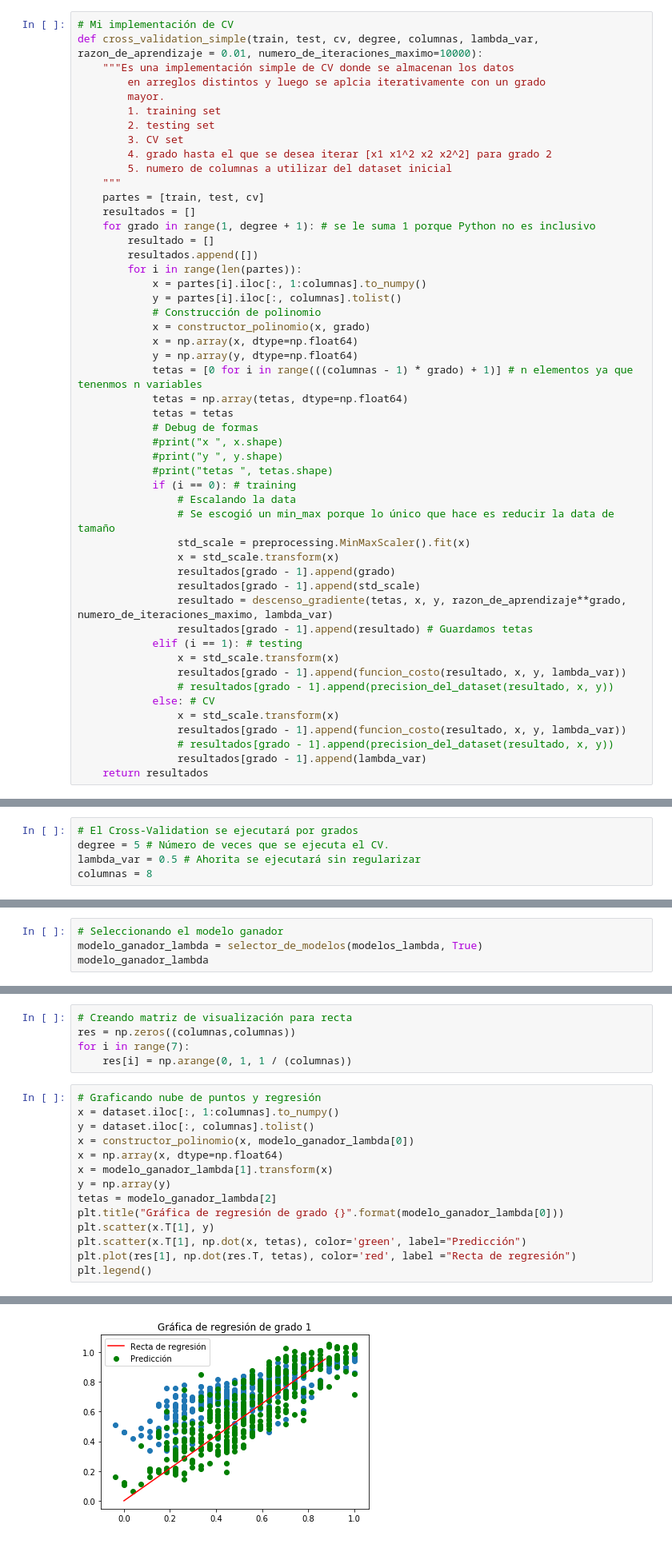
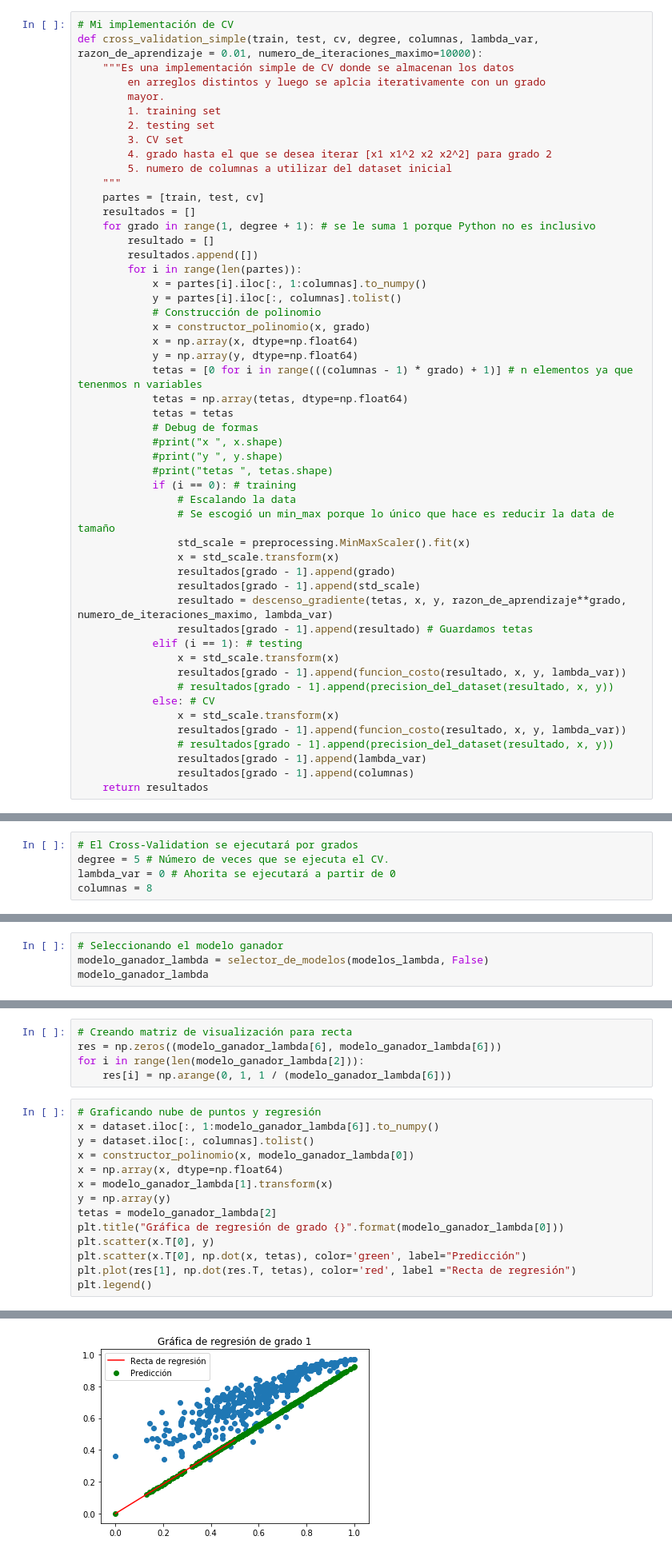
Before and after one commit to Jotade100/MLE2020, a Jupyter notebook: Lab 19Feb/Laboratorio2.ipynb, the cells around one changed output, grey strips where cells are left out. Shown at 80% size. Drawn from its saved outputs; the diff is of its cells as text.

```diff
--- a/Lab 19Feb/Laboratorio2.ipynb
+++ b/Lab 19Feb/Laboratorio2.ipynb
@@ -205,6 +233,7 @@ def cross_validation_simple(train, test, cv, degree, columnas, lambda_var, razon
                 resultados[grado - 1].append(funcion_costo(resultado, x, y, lambda_var))
                 # resultados[grado - 1].append(precision_del_dataset(resultado, x, y))
                 resultados[grado - 1].append(lambda_var)
+                resultados[grado - 1].append(columnas)
     return resultados
 # %%
 # Construcción de polinomio
@@ -351,7 +385,7 @@ def cross_validation_lambda(train, test, cv, degree, columnas, lambda_var, razon
 # %%
 # El Cross-Validation se ejecutará por grados
 degree = 5 # Número de veces que se ejecuta el CV.
-lambda_var = 0.5 # Ahorita se ejecutará sin regularizar
+lambda_var = 0 # Ahorita se ejecutará a partir de 0
 columnas = 8
 # %%
 modelos_lambda = cross_validation_lambda(train, test, cv, degree, columnas, lambda_var)
@@ -362,7 +404,7 @@ for i in modelos_lambda:
     modelos_ordenados[i[0] % 5].append(i)
 # %%
 # Seleccionando el modelo ganador
-modelo_ganador_lambda = selector_de_modelos(modelos_lambda, True)
+modelo_ganador_lambda = selector_de_modelos(modelos_lambda, False)
 modelo_ganador_lambda
 # %% [output]
 [1,
@@ -375,25 +417,25 @@ modelo_ganador_lambda
 # %%
 # Creando matriz de visualización para recta
-res = np.zeros((columnas,columnas))
-for i in range(7):
-    res[i] = np.arange(0, 1, 1 / (columnas))
+res = np.zeros((modelo_ganador_lambda[6], modelo_ganador_lambda[6]))
+for i in range(len(modelo_ganador_lambda[2])):
+    res[i] = np.arange(0, 1, 1 / (modelo_ganador_lambda[6]))
 # %%
 # Graficando nube de puntos y regresión
-x = dataset.iloc[:, 1:columnas].to_numpy()
+x = dataset.iloc[:, 1:modelo_ganador_lambda[6]].to_numpy()
 y = dataset.iloc[:, columnas].tolist()
 x = constructor_polinomio(x, modelo_ganador_lambda[0])
 x = np.array(x, dtype=np.float64)
 x = modelo_ganador_lambda[1].transform(x)
 y = np.array(y)
 tetas = modelo_ganador_lambda[2]
 plt.title("Gráfica de regresión de grado {}".format(modelo_ganador_lambda[0]))
-plt.scatter(x.T[1], y)
-plt.scatter(x.T[1], np.dot(x, tetas), color='green', label="Predicción")
+plt.scatter(x.T[0], y)
+plt.scatter(x.T[0], np.dot(x, tetas), color='green', label="Predicción")
 plt.plot(res[1], np.dot(res.T, tetas), color='red', label ="Recta de regresión")
 plt.legend()
 # %% [output]
 <matplotlib.legend.Legend at 0x...>
-[figure, old version]
+[figure, new version]
 # %%
 # Generando un dataframe de modelos
 modelos_df = pd.DataFrame(modelos_lambda)
```
Also changed, not shown: parts of 17 cells of this notebook.
